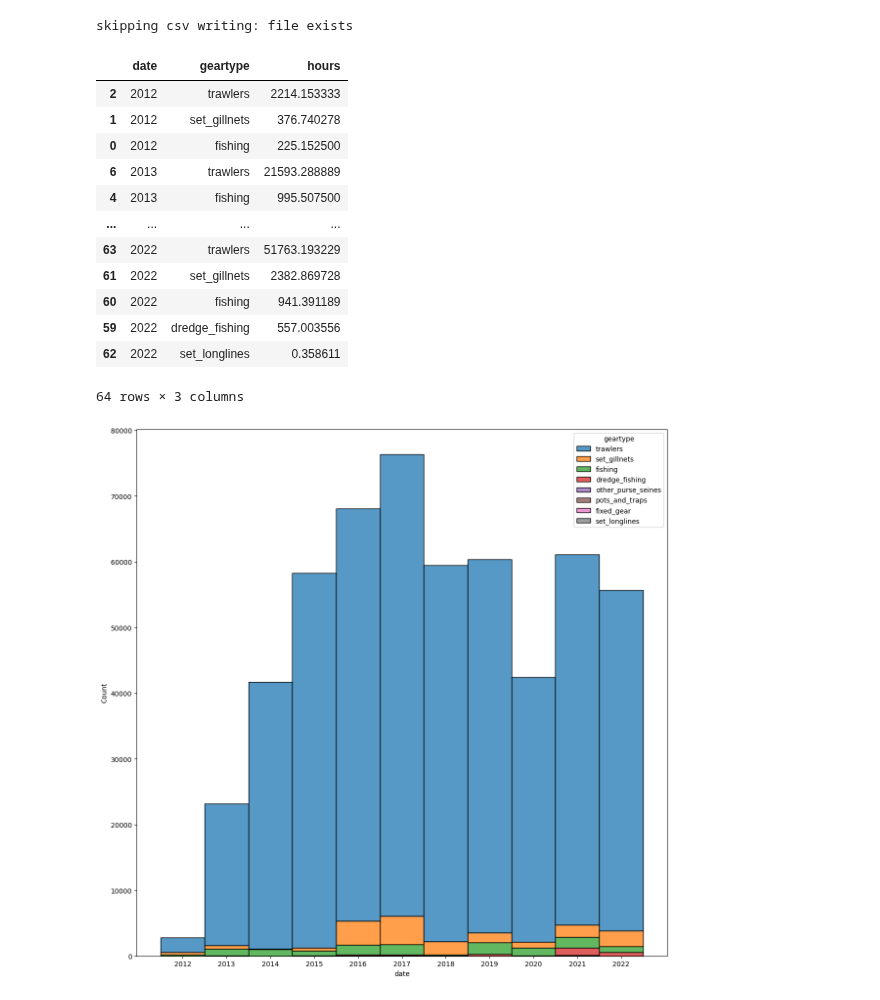
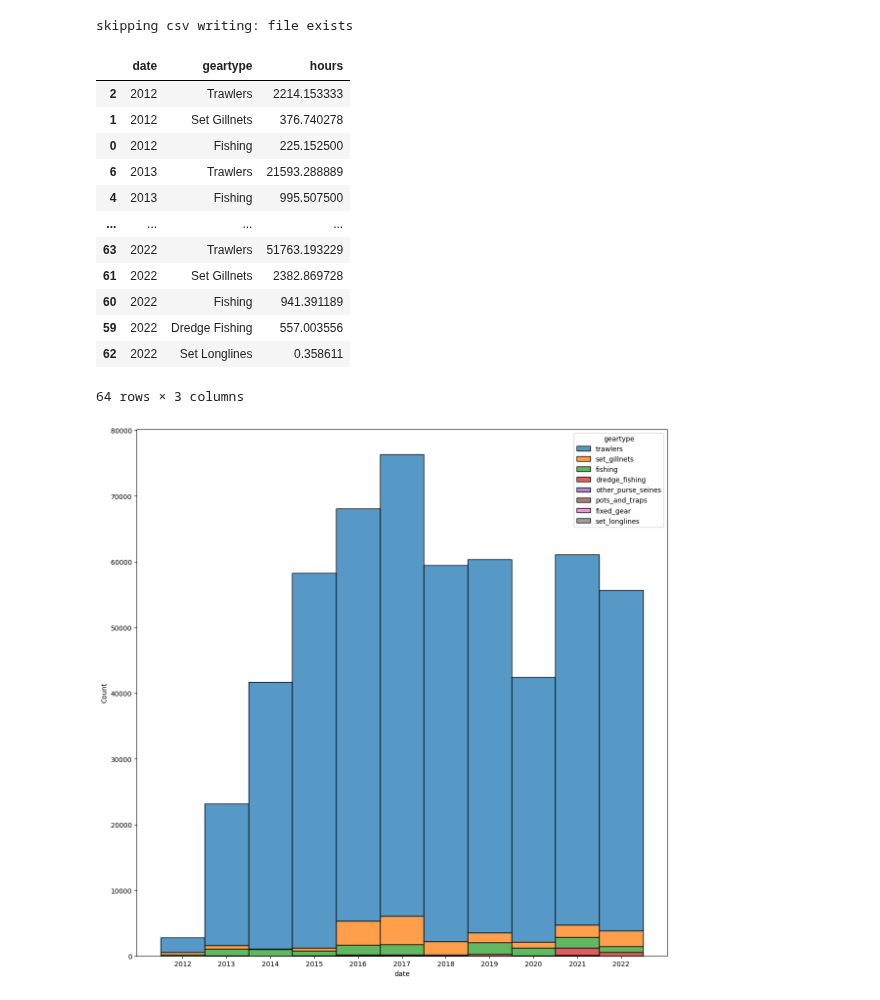
Before and after one commit to d2gex/fishery-analysis, a Jupyter notebook: src/firth_clyde_fishing_effort.ipynb, the cells around one changed output. Cells and saved outputs as stored; diff of their text form; code cells hidden in the pictures.

```diff
--- a/src/firth_clyde_fishing_effort.ipynb
+++ b/src/firth_clyde_fishing_effort.ipynb
@@ -143,22 +143,23 @@ skipping csv writing: file exists
 # %%
 # create dataset for a stacked barplot
 stack_barplot_df = timeseries[['date', 'geartype', 'hours']]
+stack_barplot_df = stack_barplot_df.assign (geartype=(stack_barplot_df['geartype'].replace("_", " ", regex=True)).str.title())
 stack_barplot_df = stack_barplot_df.groupby(['date', 'geartype']).agg({'hours': 'sum'}).reset_index()
 stack_barplot_df = stack_barplot_df.sort_values(['date', 'hours'], ascending=[True, False])
 stack_barplot_df
 # %% [output]
 |  | date | geartype | hours |
-| 2 | 2012 | trawlers | 2214.153333 |
-| 1 | 2012 | set_gillnets | 376.740278 |
-| 0 | 2012 | fishing | 225.152500 |
-| 6 | 2013 | trawlers | 21593.288889 |
-| 4 | 2013 | fishing | 995.507500 |
+| 2 | 2012 | Trawlers | 2214.153333 |
+| 1 | 2012 | Set Gillnets | 376.740278 |
+| 0 | 2012 | Fishing | 225.152500 |
+| 6 | 2013 | Trawlers | 21593.288889 |
+| 4 | 2013 | Fishing | 995.507500 |
 | ... | ... | ... | ... |
-| 63 | 2022 | trawlers | 51763.193229 |
-| 61 | 2022 | set_gillnets | 2382.869728 |
-| 60 | 2022 | fishing | 941.391189 |
-| 59 | 2022 | dredge_fishing | 557.003556 |
-| 62 | 2022 | set_longlines | 0.358611 |
+| 63 | 2022 | Trawlers | 51763.193229 |
+| 61 | 2022 | Set Gillnets | 2382.869728 |
+| 60 | 2022 | Fishing | 941.391189 |
+| 59 | 2022 | Dredge Fishing | 557.003556 |
+| 62 | 2022 | Set Longlines | 0.358611 |
 64 rows × 3 columns
 # %%
 plt.figure(figsize=(14, 14))
```
Also changed, not shown: parts of 1 cell of this notebook.
